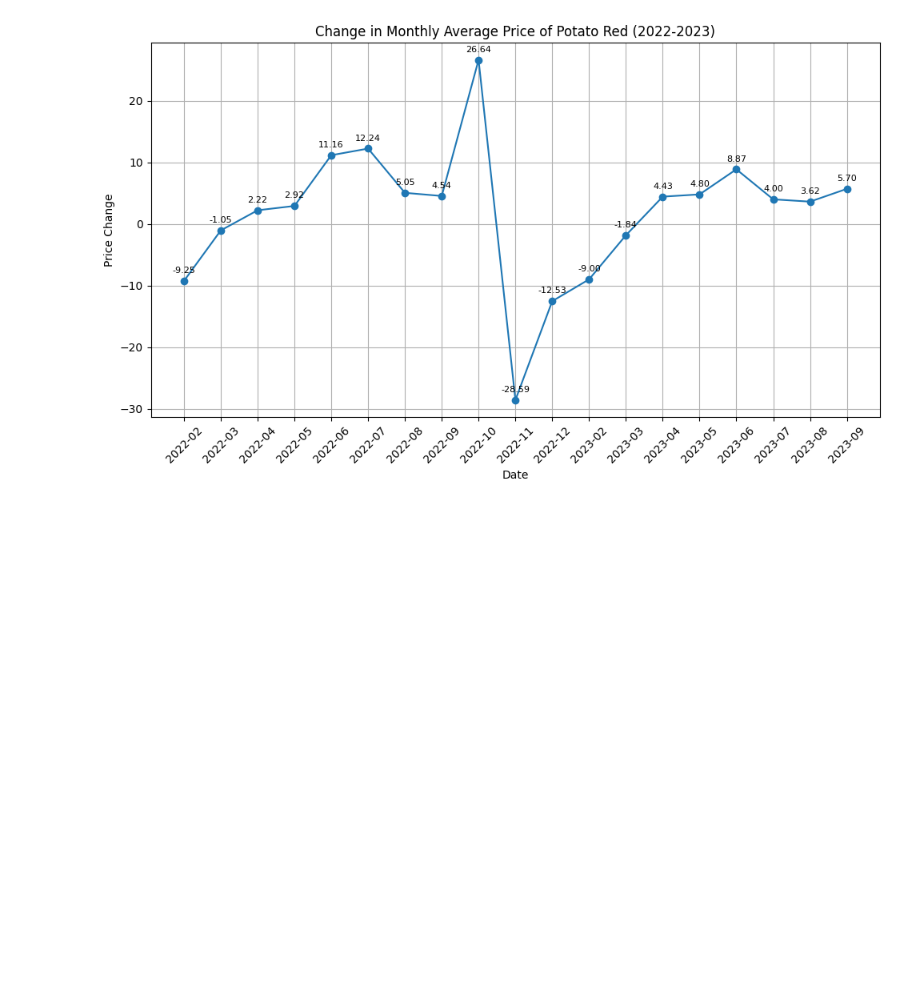
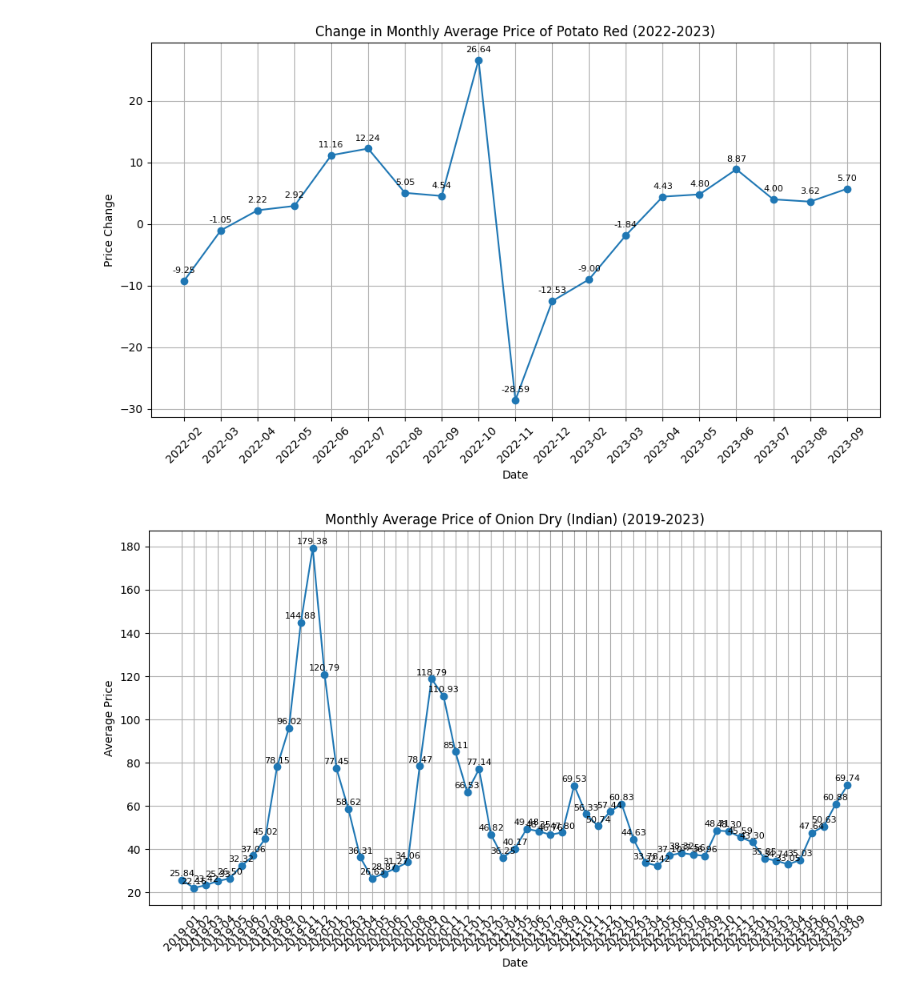
Before and after one commit to Rk-Pudasaini/Data_Analysis, a Jupyter notebook: Kalimati_tarkari_price_analysis.ipynb, the cells around one changed output. Drawn from its saved outputs; the diff is of its cells as text; code cells hidden in the pictures; blank space fills up the shorter version.

```diff
--- a/Kalimati_tarkari_price_analysis.ipynb
+++ b/Kalimati_tarkari_price_analysis.ipynb
@@ -364,3 +364,8 @@ def plot_price_changes(df, commodity, start_year, end_year):
 plot_price_changes(df, 'Potato Red', 2022, 2023)
 # %% [output]
 [figure]
+# %%
+#plot monthly average
+plot_monthly_avg_price(df, 'Onion Dry (Indian)', 2019, 2023)
+# %% [output]
+[figure, added]
```
